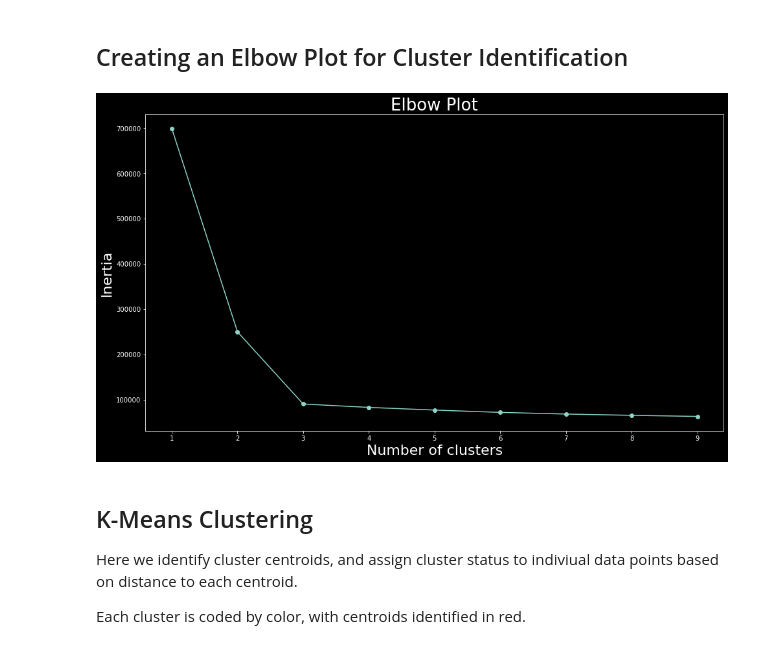
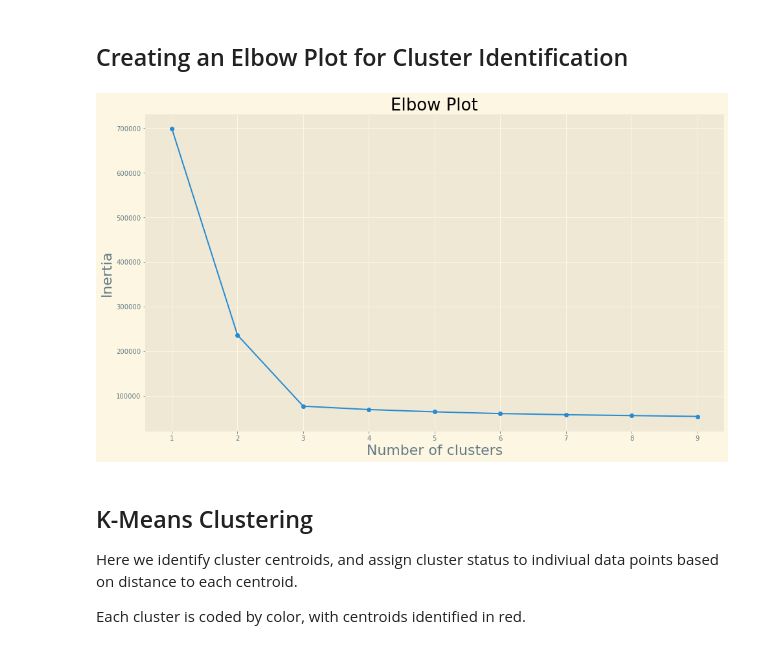
Before and after one commit to NGabry/K-Means-Clustering-Metacognition, a Jupyter notebook: Metacog_Cluster_Analysis.ipynb, the cells around one changed output. Cells and saved outputs as stored; diff of their text form; code cells hidden in the pictures.

```diff
--- a/Metacog_Cluster_Analysis.ipynb
+++ b/Metacog_Cluster_Analysis.ipynb
@@ -50,30 +50,29 @@ df.to_csv('Metacog_PD_cleaned.csv')
 # %%
 data=pd.read_csv("Metacog_PD_cleaned.csv")
 
 #Standardize features by removing the mean and scaling to unit variance.
 scaler = StandardScaler()
 data_scaled = scaler.fit_transform(data)
 
 #Determining inertia values for 10 hypothetical clusters
 
 SSE = []
 for cluster in range(1,10):
     kmeans = KMeans(n_clusters = cluster,
                     init = 'k-means++')
     kmeans.fit(data_scaled)
     SSE.append(kmeans.inertia_)
 
 elbow_df = pd.DataFrame({'Cluster':range(1,10), 'SSE':SSE})
 plt.figure(figsize=(16,9))
-plt.style.use('dark_background')
+plt.style.use('Solarize_Light2')
 plt.plot(elbow_df['Cluster'], elbow_df['SSE'], marker='o')
 plt.xlabel('Number of clusters', size = 22)
 plt.ylabel('Inertia', size = 22)
 plt.title('Elbow Plot', size = 26)
-plt.savefig('./images/Elbow-Plot.png')
 plt.show()
 # %% [output]
-[figure, old version]
+[figure, new version]
 # %% [markdown]
 ## K-Means Clustering
 
```
Also changed, not shown: parts of 2 cells of this notebook, 9 other files.
